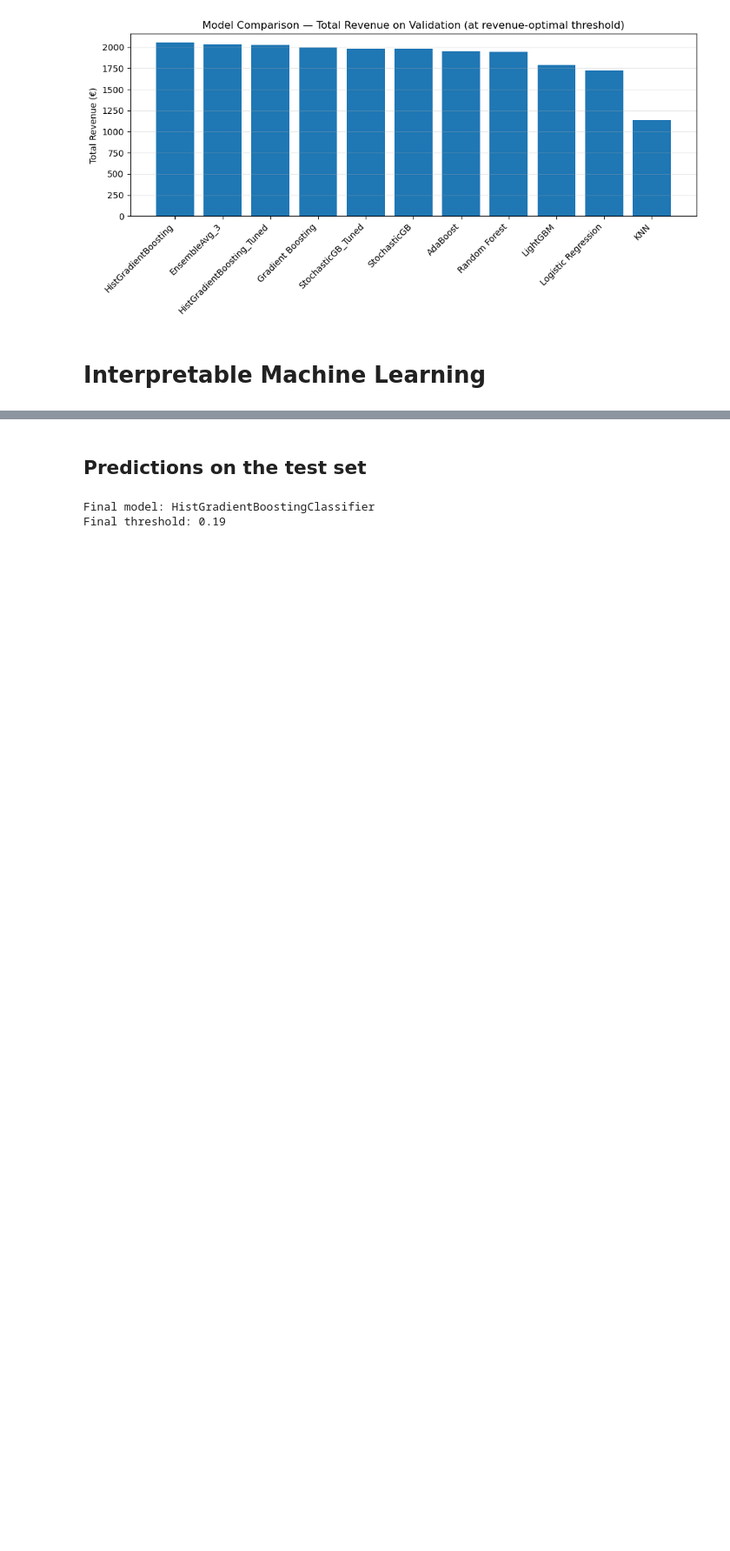
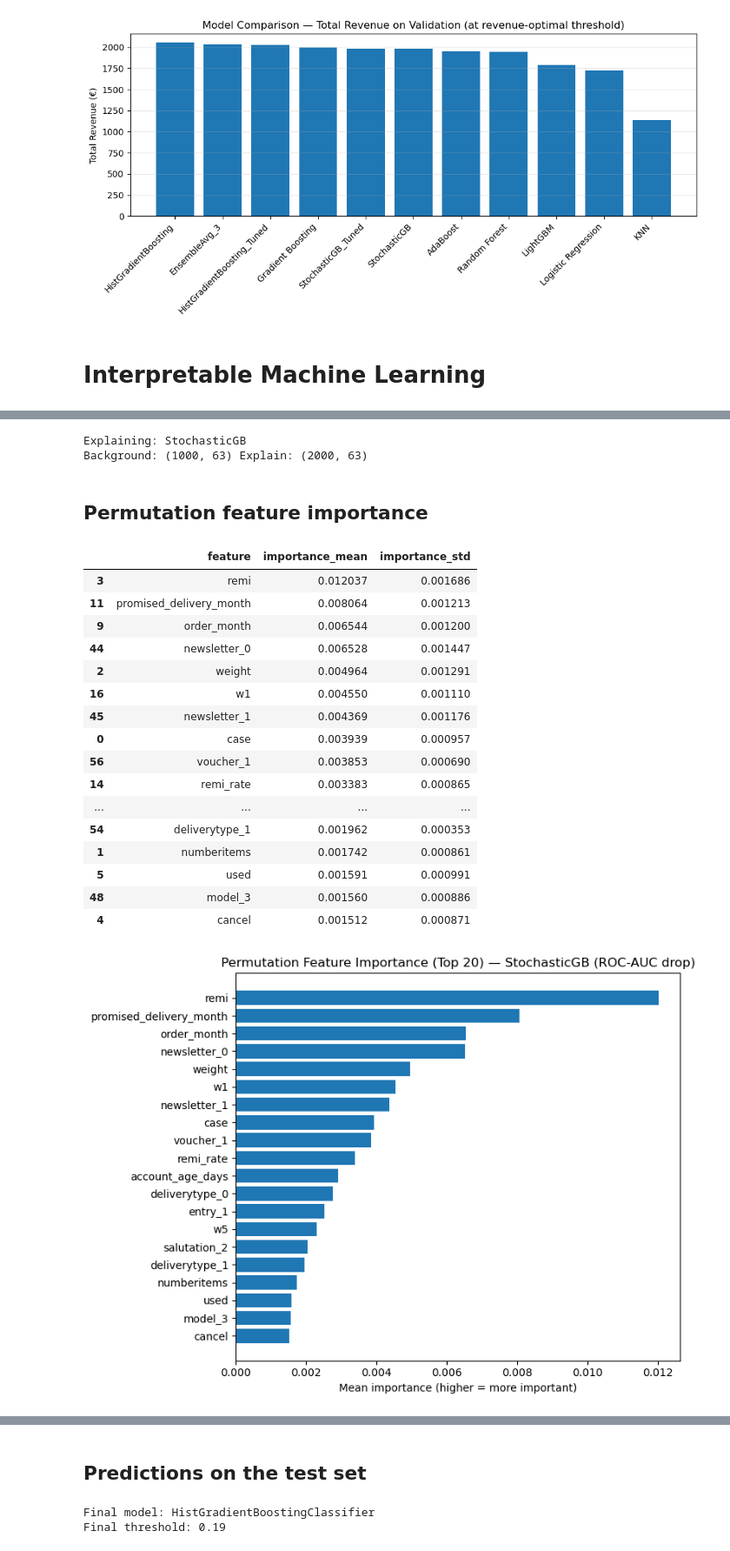
Before and after one commit to ungeralexan/ml_assignment, a Jupyter notebook: stand_safe_06_01/project.ipynb, the cells around one changed output, grey strips where cells are left out. Shown at 87% size. Saved outputs shown, nothing was run; the diff lists cells and outputs as text; code cells hidden in the pictures; blank space fills up the shorter version.

```diff
--- a/stand_safe_06_01/project.ipynb
+++ b/stand_safe_06_01/project.ipynb
@@ -2112,8 +2023,0 @@ This does not show direction (up/down), only magnitude.
-# %%
-# Pick top 3 features from mean |SHAP|
-mean_abs = np.abs(shap_values_class1).mean(axis=0)
-top_features = X_explain.columns[np.argsort(mean_abs)[::-1][:3]].tolist()
-top_features
-
-for f in top_features:
-    shap.dependence_plot(f, shap_values_class1, X_explain, show=True)
@@ -2176,0 +2024,62 @@ Example SEND: p(reorder)= 0.152 < t=0.19 -> send voucher
+# %%
+model_explain = models["StochasticGB"]   # or "Gradient Boosting" if that's what you kept
+model_name = "StochasticGB"
+
+# Data used for explanations
+X_bg = X_train_df.sample(n=min(1000, len(X_train_df)), random_state=RANDOM_STATE)   # background
+X_exp = X_val_df.sample(n=min(2000, len(X_val_df)), random_state=RANDOM_STATE)      # explain sample
+
+print("Explaining:", model_name)
+print("Background:", X_bg.shape, "Explain:", X_exp.shape)
+# %% [output]
+Explaining: StochasticGB
+Background: (1000, 63) Explain: (2000, 63)
+# %% [markdown]
+## Permutation feature importance
+# %%
+from sklearn.inspection import permutation_importance
+
+perm = permutation_importance(
+    model_explain,
+    X_val_df,
+    y_val,
+    scoring="roc_auc",
+    n_repeats=10,
+    random_state=RANDOM_STATE,
+    n_jobs=-1
+)
+
+imp_df = pd.DataFrame({
+    "feature": X_val_df.columns,
+    "importance_mean": perm.importances_mean,
+    "importance_std": perm.importances_std
+}).sort_values("importance_mean", ascending=False)
+
+display(imp_df.head(20))
+
+plt.figure(figsize=(8, 6))
+top = imp_df.head(20).iloc[::-1]
+plt.barh(top["feature"], top["importance_mean"])
+plt.title(f"Permutation Feature Importance (Top 20) — {model_name} (ROC-AUC drop)")
+plt.xlabel("Mean importance (higher = more important)")
+plt.tight_layout()
+plt.show()
+# %% [output]
+|  | feature | importance_mean | importance_std |
+| 3 | remi | 0.012037 | 0.001686 |
+| 11 | promised_delivery_month | 0.008064 | 0.001213 |
+| 9 | order_month | 0.006544 | 0.001200 |
+| 44 | newsletter_0 | 0.006528 | 0.001447 |
+| 2 | weight | 0.004964 | 0.001291 |
+| 16 | w1 | 0.004550 | 0.001110 |
+| 45 | newsletter_1 | 0.004369 | 0.001176 |
+| 0 | case | 0.003939 | 0.000957 |
+| 56 | voucher_1 | 0.003853 | 0.000690 |
+| 14 | remi_rate | 0.003383 | 0.000865 |
+| ... | ... | ... | ... |
+| 54 | deliverytype_1 | 0.001962 | 0.000353 |
+| 1 | numberitems | 0.001742 | 0.000861 |
+| 5 | used | 0.001591 | 0.000991 |
+| 48 | model_3 | 0.001560 | 0.000886 |
+| 4 | cancel | 0.001512 | 0.000871 |
+[figure, added]
```
Also changed, not shown: parts of 27 cells of this notebook.
